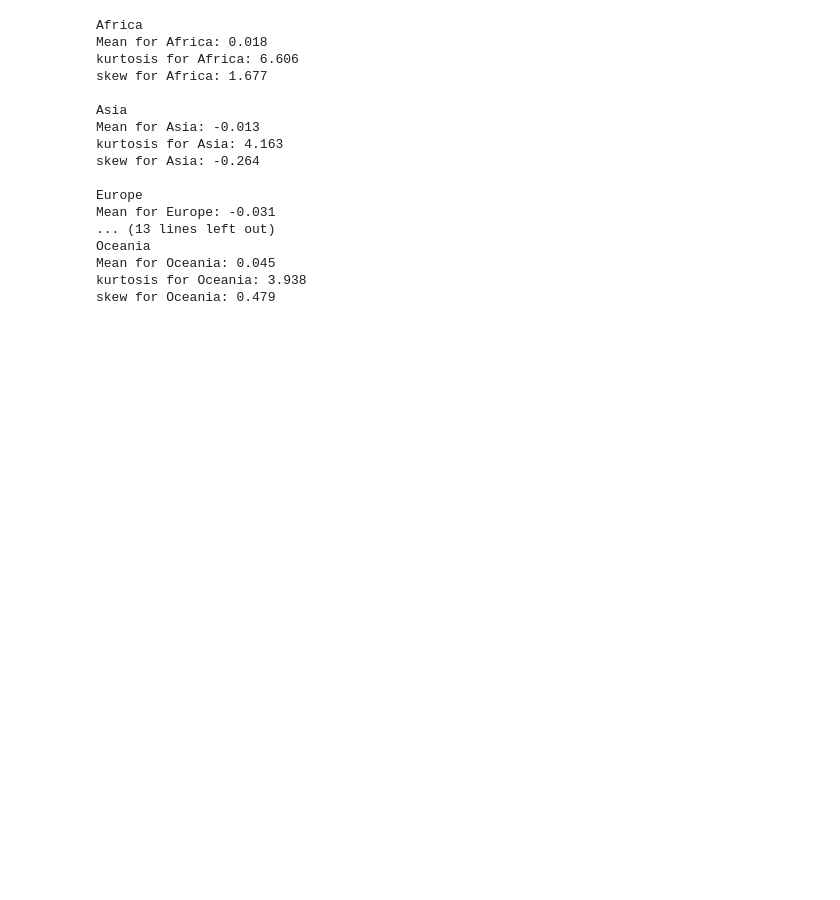
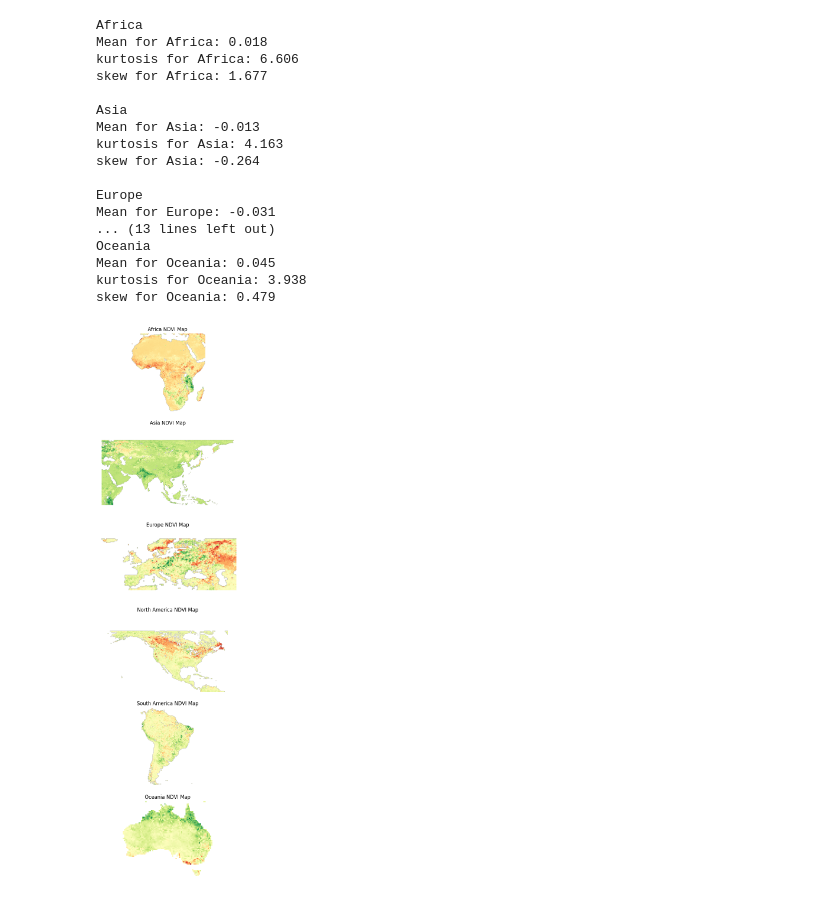
Before and after one commit to dhruv114523/sat-image-processing, a Jupyter notebook: main.ipynb, the cells around one changed output. Saved outputs shown, nothing was run; the diff lists cells and outputs as text; code cells hidden in the pictures; blank space fills up the shorter version.

Commit message:
added continent wise stats

```diff
--- a/main.ipynb
+++ b/main.ipynb
@@ -270,12 +272,12 @@ with rasterio.open(src_path) as src:
 Split everything into 6 variables
 # %%
 continents = {
-    "Africa": ndvi_Africa,
-    "Asia": ndvi_Asia,
-    "Europe": ndvi_Europe,
-    "North America": ndvi_North_America,
-    "South America": ndvi_South_America,
-    "Oceania": ndvi_Australia
+    "Africa": ndvi_Africa_2025,
+    "Asia": ndvi_Asia_2025,
+    "Europe": ndvi_Europe_2025,
+    "North America": ndvi_North_America_2025,
+    "South America": ndvi_South_America_2025,
+    "Oceania": ndvi_Australia_2025
 }
 
 # Create subplots grid (2 rows x 3 columns)
@@ -327,3 +329,12 @@ Oceania
 Mean for Oceania: 0.045
 kurtosis for Oceania: 3.938
 skew for Oceania: 0.479
+# %%
+fig, axes = plt.subplots(len(continents), 1, figsize=(6, 4 * len(continents)))
+
+for i, (continent, ndvi_data) in enumerate(continents.items()):
+    axes[i].imshow(ndvi_data, cmap='RdYlGn')
+    axes[i].set_title(f"{continent} NDVI Map")
+    axes[i].axis('off')
+# %% [output]
+[figure, added]
```
Also changed, not shown: parts of 6 cells of this notebook.
